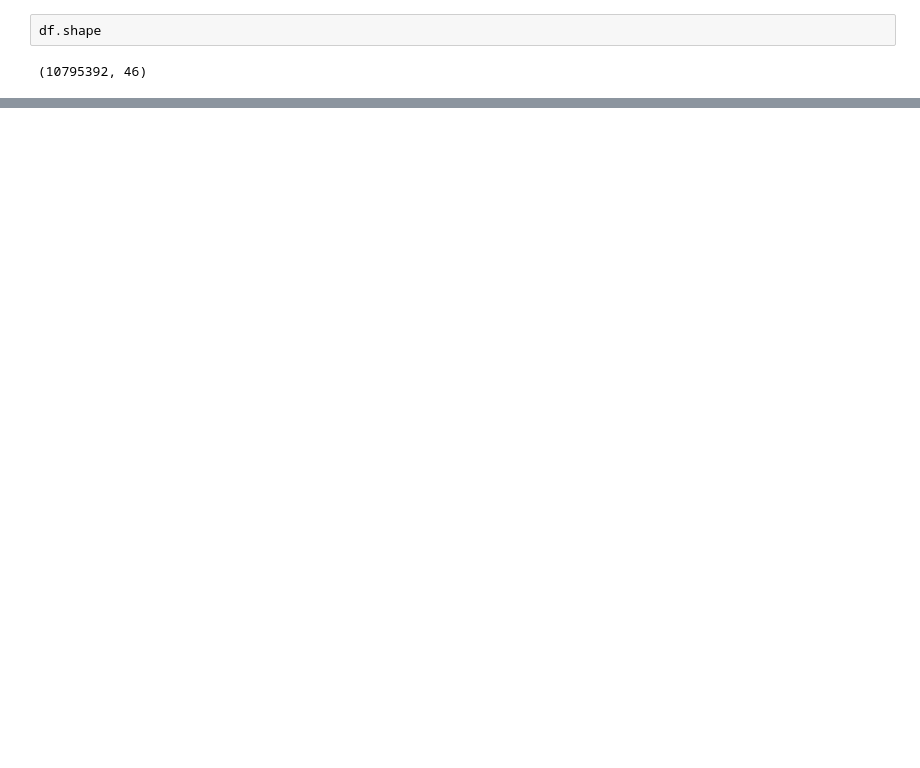
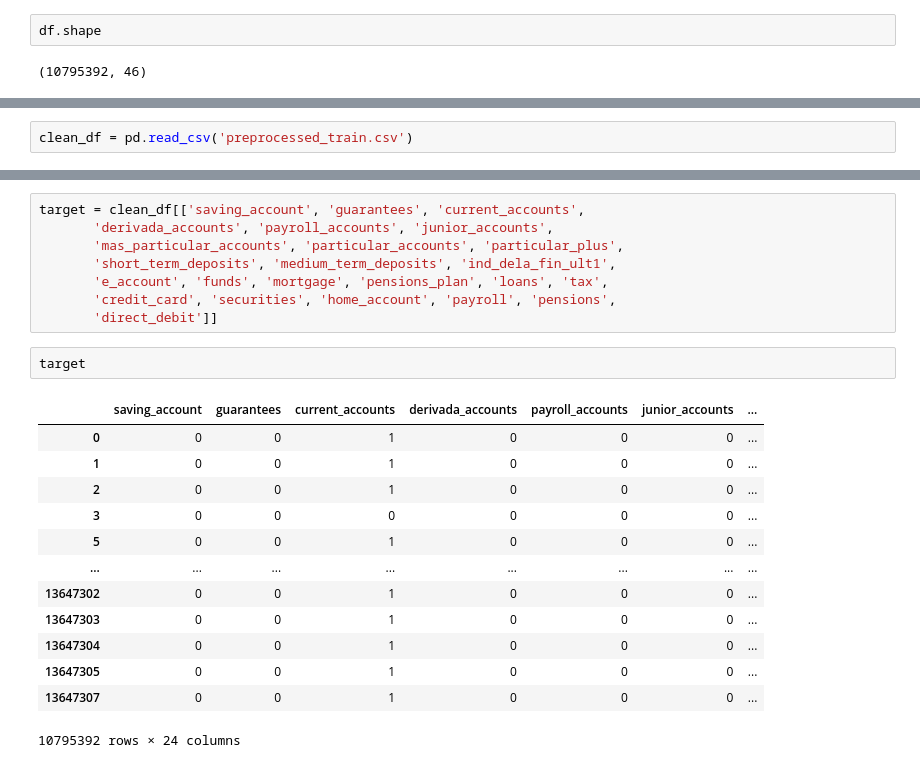
Before and after one commit to kaanbursa/customer_behavior, a Jupyter notebook: santender.ipynb, the cells around one changed output, grey strips where cells are left out. Saved outputs shown, nothing was run; the diff lists cells and outputs as text; blank space fills up the shorter version.

Commit message:
set target and predictors

```diff
--- a/santender.ipynb
+++ b/santender.ipynb
@@ -186,0 +219,2 @@ df.shape
+# %%
+clean_df = pd.read_csv('preprocessed_train.csv')
@@ -186,0 +249,24 @@ df.shape
+# %%
+target = clean_df[['saving_account', 'guarantees', 'current_accounts',
+       'derivada_accounts', 'payroll_accounts', 'junior_accounts',
+       'mas_particular_accounts', 'particular_accounts', 'particular_plus',
+       'short_term_deposits', 'medium_term_deposits', 'ind_dela_fin_ult1',
+       'e_account', 'funds', 'mortgage', 'pensions_plan', 'loans', 'tax',
+       'credit_card', 'securities', 'home_account', 'payroll', 'pensions',
+       'direct_debit']]
+# %%
+target
+# %% [output]
+|  | saving_account | guarantees | current_accounts | derivada_accounts | payroll_accounts | junior_accounts | ... |
+| 0 | 0 | 0 | 1 | 0 | 0 | 0 | ... |
+| 1 | 0 | 0 | 1 | 0 | 0 | 0 | ... |
+| 2 | 0 | 0 | 1 | 0 | 0 | 0 | ... |
+| 3 | 0 | 0 | 0 | 0 | 0 | 0 | ... |
+| 5 | 0 | 0 | 1 | 0 | 0 | 0 | ... |
+| ... | ... | ... | ... | ... | ... | ... | ... |
+| 13647302 | 0 | 0 | 1 | 0 | 0 | 0 | ... |
+| 13647303 | 0 | 0 | 1 | 0 | 0 | 0 | ... |
+| 13647304 | 0 | 0 | 1 | 0 | 0 | 0 | ... |
+| 13647305 | 0 | 0 | 1 | 0 | 0 | 0 | ... |
+| 13647307 | 0 | 0 | 1 | 0 | 0 | 0 | ... |
+10795392 rows × 24 columns
```
Also changed, not shown: parts of 13 cells of this notebook.
